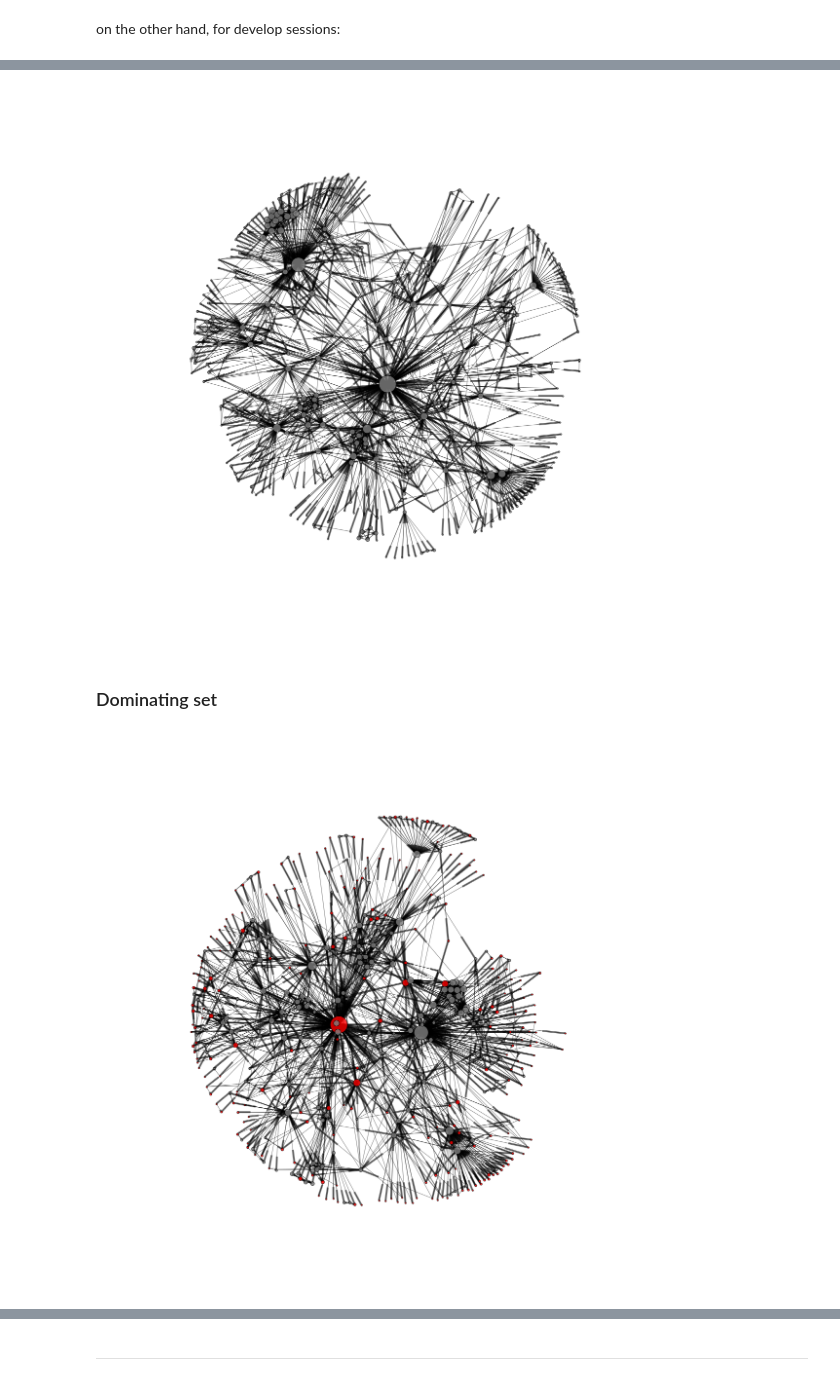
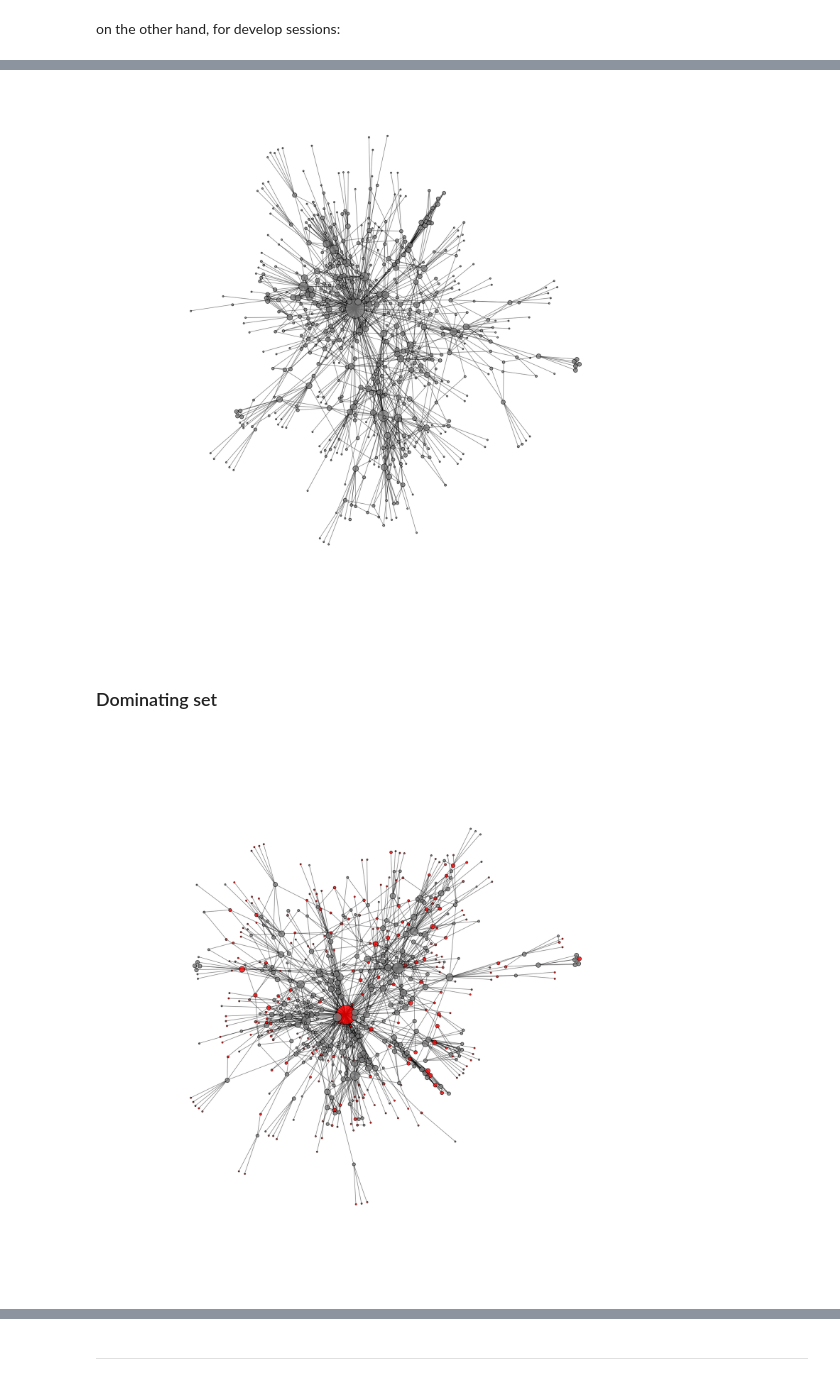
Before and after one commit to massimo-nocentini/oeis-tools, a Jupyter notebook: notebooks/oeis-mining.ipynb, the cells around one changed output, grey strips where cells are left out. Cells and saved outputs as stored; diff of their text form; code cells hidden in the pictures.

Commit message:
Update the notebook about graphs.

```diff
--- a/notebooks/oeis-mining.ipynb
+++ b/notebooks/oeis-mining.ipynb
@@ -94,2 +49,2 @@ Wall time: 30.9 s
 # %%
-G_fibonacci = make_nx_graph(fib_graph)#, node_remp=lambda n, G: G.out_degree(n) > 2)
+G = graphing.make_nx_graph(graph)#, node_remp=lambda n, G: G.out_degree(n) > 2)
@@ -98,15 +51,19 @@ A graph with 455 nodes and 2193 edges will be drawn
+# %%
+G = graphing.make_nx_graph(graph, node_remp=lambda n, G: 'nice' not in graph[n]['keyword'])
 # %%
-draw_nx_graph(G_fibonacci,
-              nodes_labels={'draw':False, fibonacci_seq_id:r'$\alpha$', catalan_seq_id:r'$\beta$'})
+fibonacci_seq_id, catalan_seq_id = 'A000045', 'A000108'
+graphing.draw_nx_graph(G, nodes_labels={'draw':False, fibonacci_seq_id:r'$\alpha$', catalan_seq_id:r'$\beta$'},
+                       layout=lambda l: l.spring_layout)
 # %% [output]
-[figure, old version]
+[figure, new version]
 # %% [markdown]
 ### Dominating set
 # %%
-dom_set = nx.dominating_set(G_fibonacci, start_with=fibonacci_seq_id)
+dom_set = nx.dominating_set(G, start_with=fibonacci_seq_id)
 # %%
-draw_nx_graph(G_fibonacci,
-              nodes_colors={n:'r' for n in dom_set},
-              nodes_labels={'draw':False, fibonacci_seq_id:r'$\alpha$', catalan_seq_id:r'$\beta$'})
+graphing.draw_nx_graph(G,
+                       nodes_colors={n:'r' for n in dom_set},
+                       nodes_labels={'draw':False, fibonacci_seq_id:r'$\alpha$', catalan_seq_id:r'$\beta$'},
+                       layout=lambda l: l.spring_layout)
 # %% [output]
-[figure, old version]
+[figure, new version]
```
Also changed, not shown: parts of 51 cells of this notebook, 1 other file.
